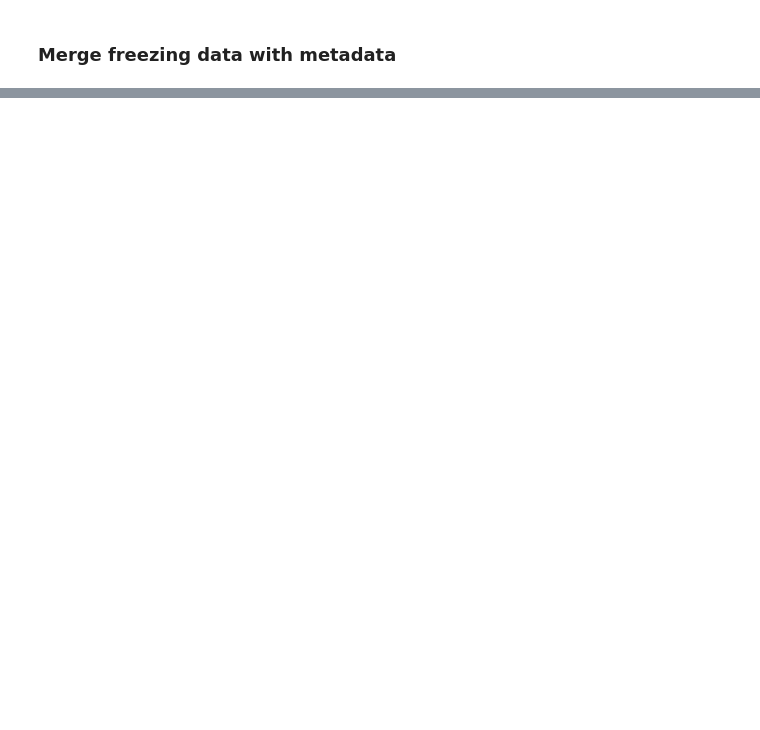
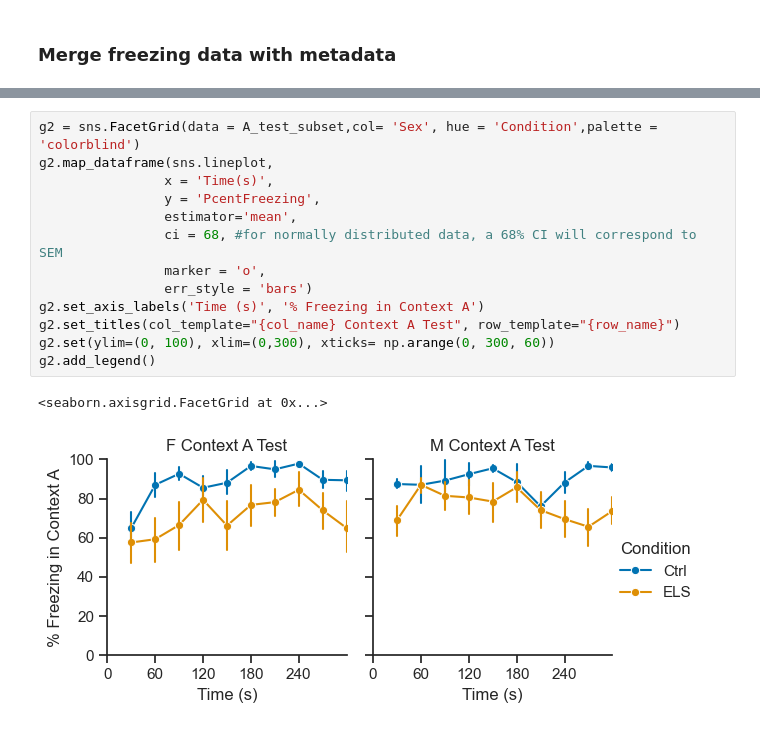
Before and after one commit to brelwill/IntroPythonCourse_2022, a Jupyter notebook: SEFL/SEFL_freezing_120122.ipynb, the cells around one changed output, grey strips where cells are left out. Drawn from its saved outputs; the diff is of its cells as text; blank space fills up the shorter version.

```diff
--- a/SEFL/SEFL_freezing_120122.ipynb
+++ b/SEFL/SEFL_freezing_120122.ipynb
@@ -287,0 +286,16 @@ for value in etho_tidy['freezing_duration(s)']:
+# %%
+g2 = sns.FacetGrid(data = A_test_subset,col= 'Sex', hue = 'Condition',palette = 'colorblind')
+g2.map_dataframe(sns.lineplot,
+                x = 'Time(s)',
+                y = 'PcentFreezing',
+                estimator='mean',
+                ci = 68, #for normally distributed data, a 68% CI will correspond to SEM
+                marker = 'o',
+                err_style = 'bars')
+g2.set_axis_labels('Time (s)', '% Freezing in Context A')
+g2.set_titles(col_template="{col_name} Context A Test", row_template="{row_name}")
+g2.set(ylim=(0, 100), xlim=(0,300), xticks= np.arange(0, 300, 60))
+g2.add_legend()
+# %% [output]
+<seaborn.axisgrid.FacetGrid at 0x...>
+[figure, added]
```
Also changed, not shown: parts of 31 cells of this notebook, 6 other files.
